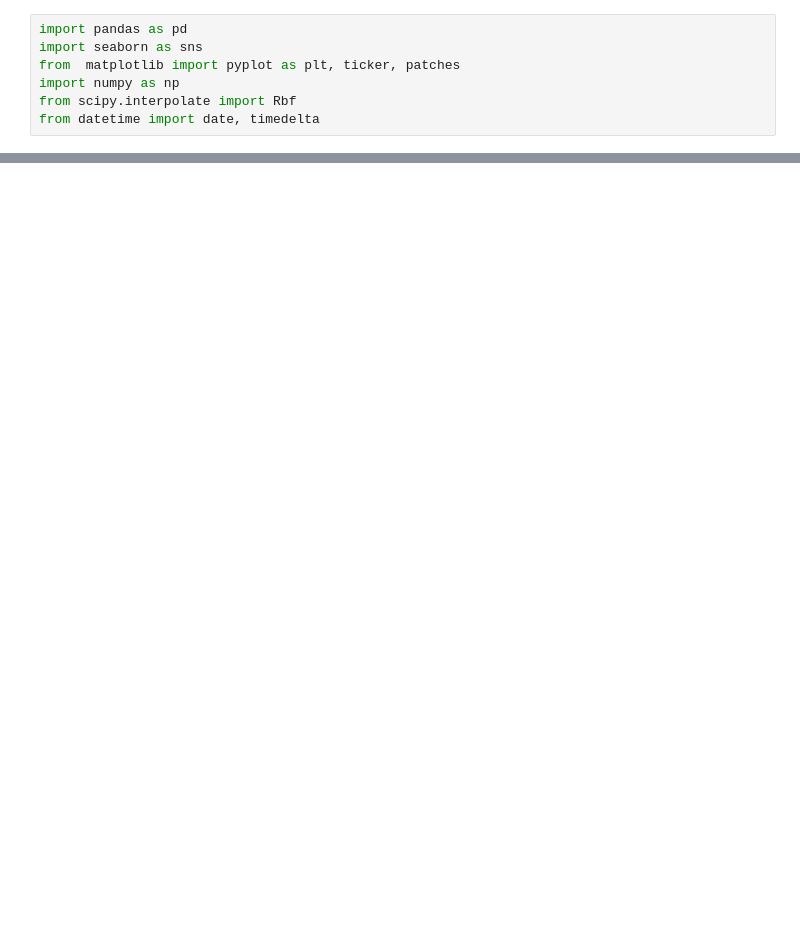
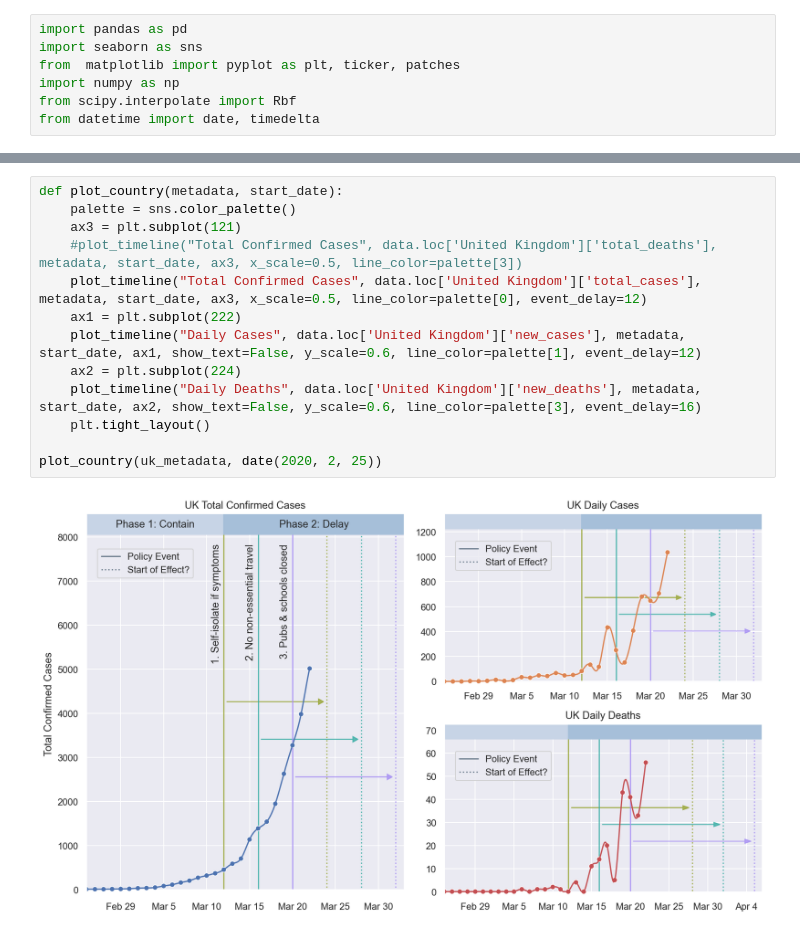
Before and after one commit to arnfred/covid-19, a Jupyter notebook: Covid-plotting.ipynb, the cells around one changed output, grey strips where cells are left out. Cells and saved outputs as stored; diff of their text form; blank space fills up the shorter version.

```diff
--- a/Covid-plotting.ipynb
+++ b/Covid-plotting.ipynb
@@ -184,0 +170,15 @@ blah
+# %%
+def plot_country(metadata, start_date):
+    palette = sns.color_palette()
+    ax3 = plt.subplot(121)
+    #plot_timeline("Total Confirmed Cases", data.loc['United Kingdom']['total_deaths'], metadata, start_date, ax3, x_scale=0.5, line_color=palette[3])
+    plot_timeline("Total Confirmed Cases", data.loc['United Kingdom']['total_cases'], metadata, start_date, ax3, x_scale=0.5, line_color=palette[0], event_delay=12)
+    ax1 = plt.subplot(222)
+    plot_timeline("Daily Cases", data.loc['United Kingdom']['new_cases'], metadata, start_date, ax1, show_text=False, y_scale=0.6, line_color=palette[1], event_delay=12)
+    ax2 = plt.subplot(224)
+    plot_timeline("Daily Deaths", data.loc['United Kingdom']['new_deaths'], metadata, start_date, ax2, show_text=False, y_scale=0.6, line_color=palette[3], event_delay=16)
+    plt.tight_layout()
+
+plot_country(uk_metadata, date(2020, 2, 25))
+# %% [output]
+[figure, added]
```
Also changed, not shown: parts of 9 cells of this notebook.
